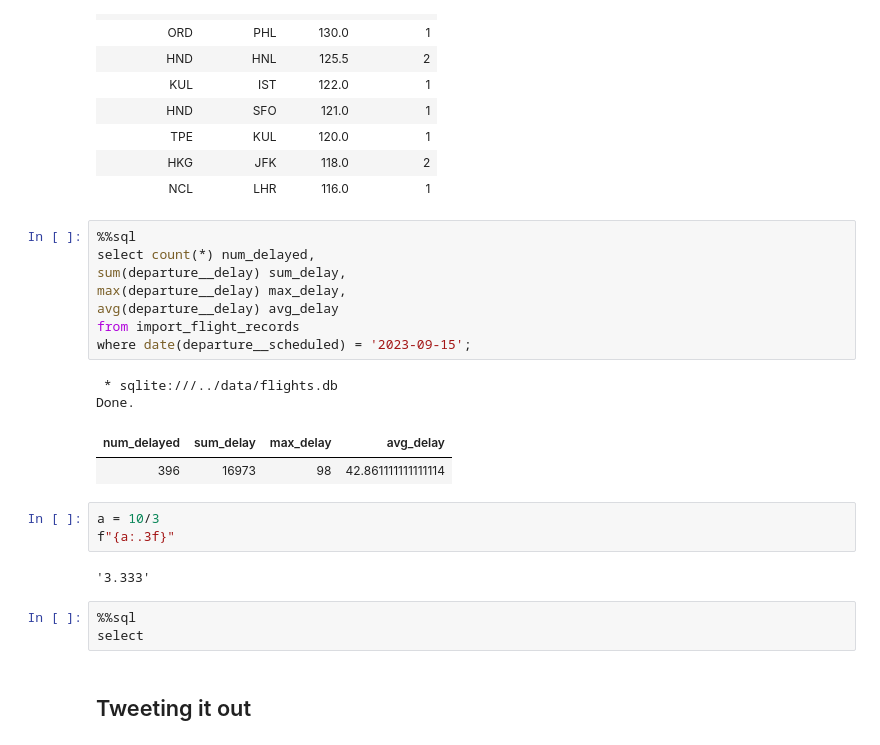
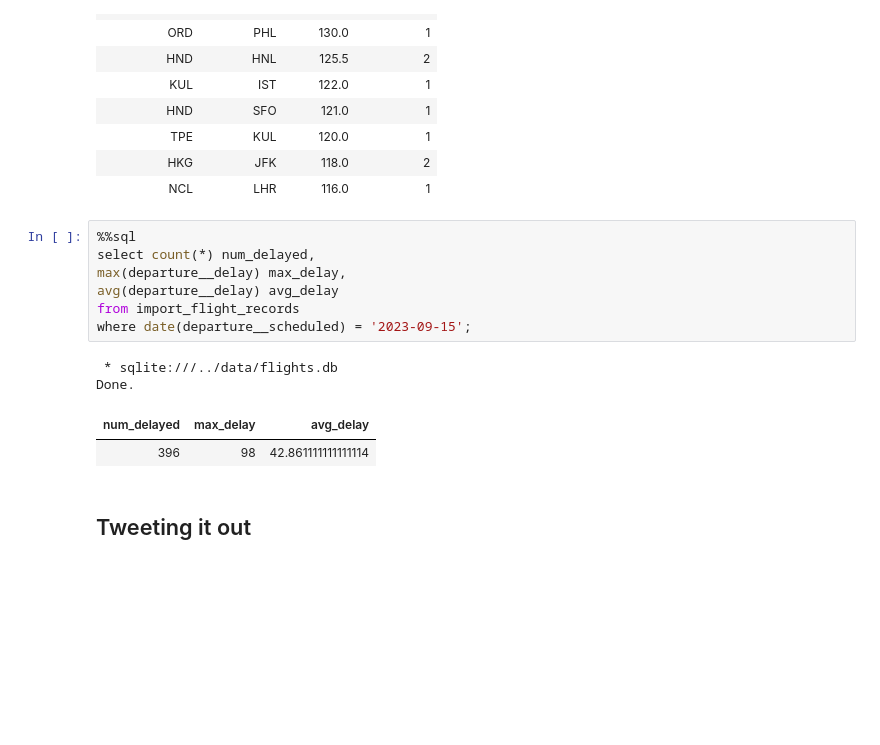
Before and after one commit to vykuang/mh-flight-logs, a Jupyter notebook: notebooks/mvp.ipynb, the cells around one changed output. Cells and saved outputs as stored; diff of their text form; blank space fills up the shorter version.

```diff
--- a/notebooks/mvp.ipynb
+++ b/notebooks/mvp.ipynb
@@ -286,24 +287,15 @@ Done.
 # %%
 %%sql
 select count(*) num_delayed,
-sum(departure__delay) sum_delay,
 max(departure__delay) max_delay,
 avg(departure__delay) avg_delay
 from import_flight_records
 where date(departure__scheduled) = '2023-09-15';
 # %% [output]
  * sqlite:///../data/flights.db
 Done.
-| num_delayed | sum_delay | max_delay | avg_delay |
-| 396 | 16973 | 98 | 42.861111111111114 |
+| num_delayed | max_delay | avg_delay |
+| 396 | 98 | 42.861111111111114 |
-# %%
-a = 10/3
-f"{a:.3f}"
-# %% [output]
-'3.333'
-# %%
-%%sql
-select
 # %% [markdown]
 ## Tweeting it out
 # %%
```
Also changed, not shown: parts of 5 cells of this notebook.
